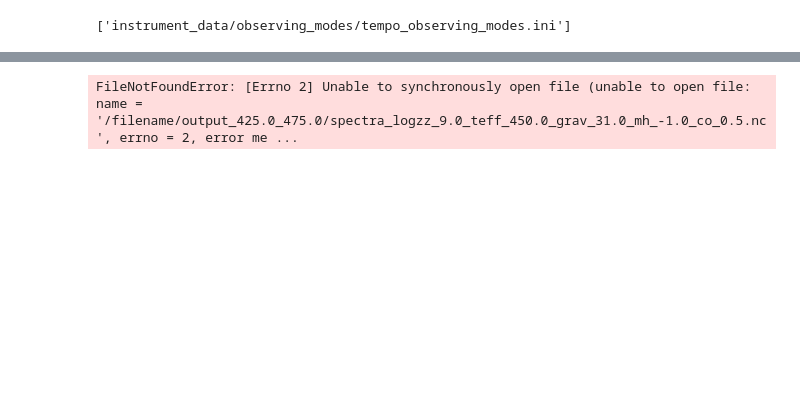
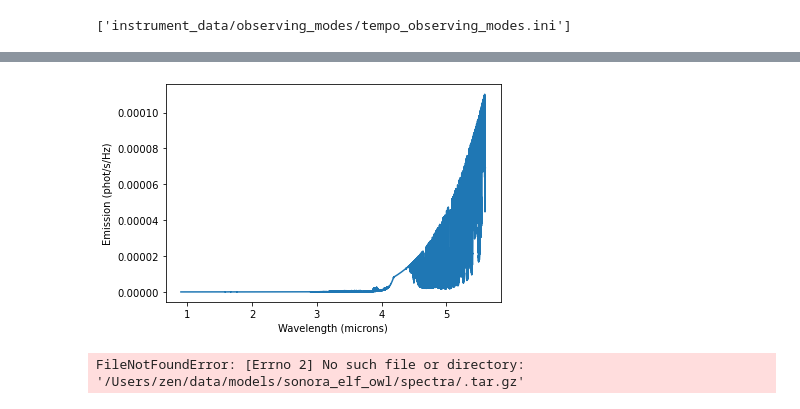
Before and after one commit to bemiles/TEMPO, a Jupyter notebook: etc/make image cube.ipynb, the cells around one changed output, grey strips where cells are left out. Cells and saved outputs as stored; diff of their text form; code cells hidden in the pictures; blank space fills up the shorter version.

```diff
--- a/etc/make image cube.ipynb
+++ b/etc/make image cube.ipynb
@@ -129,25 +146,35 @@ plt.show()
 # %%
 sky_dir = '/Users/zen/projects/TEMPO/TEMPO_github/etc/sky_and_telescope_data/'
 
 sky_flux, sky_lam = sky_emission.sky_emission_JHKLM(1.0, 1.0, sky_dir) #phot/s/nm/arcsec^2/m^2, #angstroms
 
 sky_flux *= n.pi * (aperture**2)                #phot/s/nm/arcsec^2
 sky_flux *= plate_scale**2                      #phot/s/nm
 sky_flux *= (1./1e-9)  #*(nm/m)       ->        #phot/s/m
 sky_flux *= ((sky_lam * 1e-10)**2)/c            #phot/s/Hz
+
+sky_lam /= 10000 #microns
+
+plt.figure('sky')
+plt.plot(sky_lam, sky_flux)
+plt.xlabel('Wavelength (microns)')
+plt.ylabel('Emission (phot/s/Hz)')
+plt.show()
+# %% [output]
+[figure, added]
 # %%
 #Load Elf Owl model from this directory
 elf_owl_base_dir = '/Users/zen/data/models/sonora_elf_owl/spectra/' #change this to yours
 
-teff = 300
-gravity = 316
-metallicity = 0.5
-co_ratio = -0.5
-logKzz = 8
+teff = 275
+gravity = 17.0
+metallicity = 0
+co_ratio = 0.5
+logKzz = 2.0
 
-data_elf_owl = spectrum_resolution.load_elfowl_spectrum_from_tar(elf_owl_base_dir, teff, gravity, metallicity, co_ratio, logKzz)
+data_elf_owl = spectrum_resolution.load_elfowl_spectra_from_tar(elf_owl_base_dir, teff, gravity, metallicity, co_ratio, logKzz)
 # %% [output]
-FileNotFoundError: [Errno 2] Unable to synchronously open file (unable to open file: name = '/filename/output_425.0_475.0/spectra_logzz_9.0_teff_450.0_grav_31.0_mh_-1.0_co_0.5.nc', errno = 2, error me ...
+FileNotFoundError: [Errno 2] No such file or directory: '/Users/zen/data/models/sonora_elf_owl/spectra/.tar.gz'
 # %%
 #load diamondback model from this directory
 diamondback_base_dir = '/Users/zen/data/models/sonora_bobcat_models/spectra/' #change this to yours
```
Also changed, not shown: parts of 13 cells of this notebook, 1 other file.
